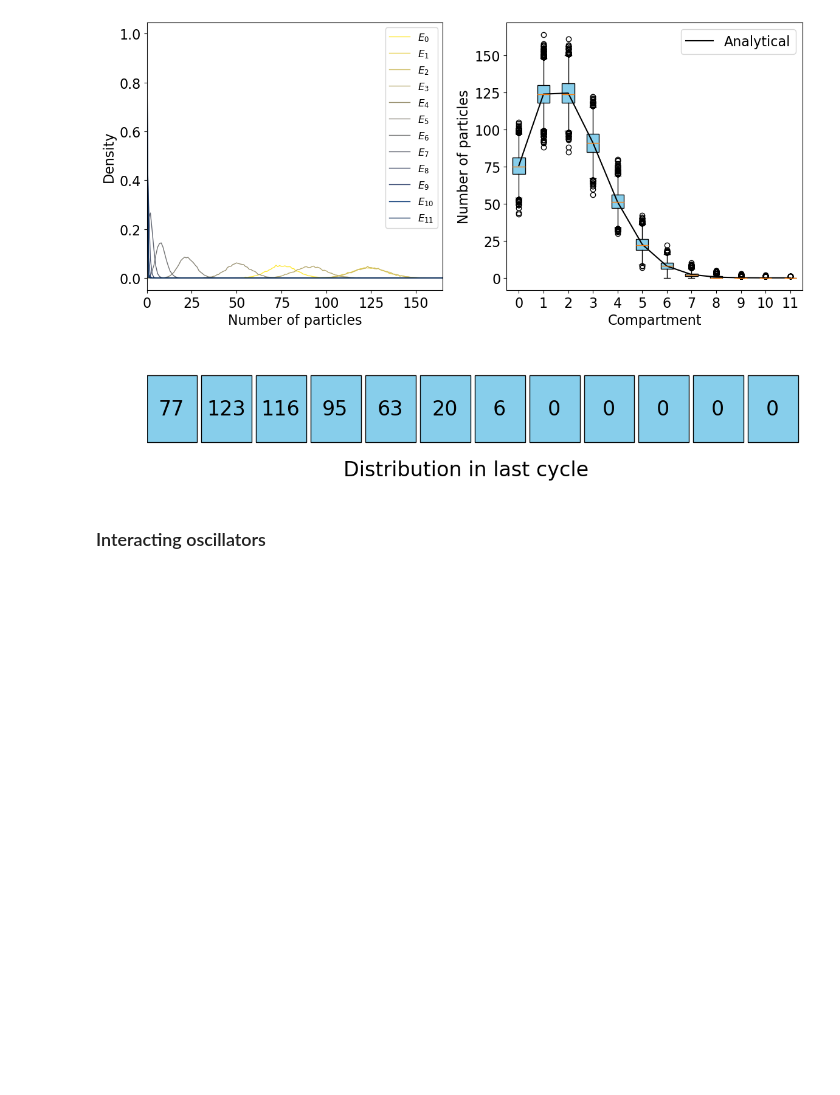
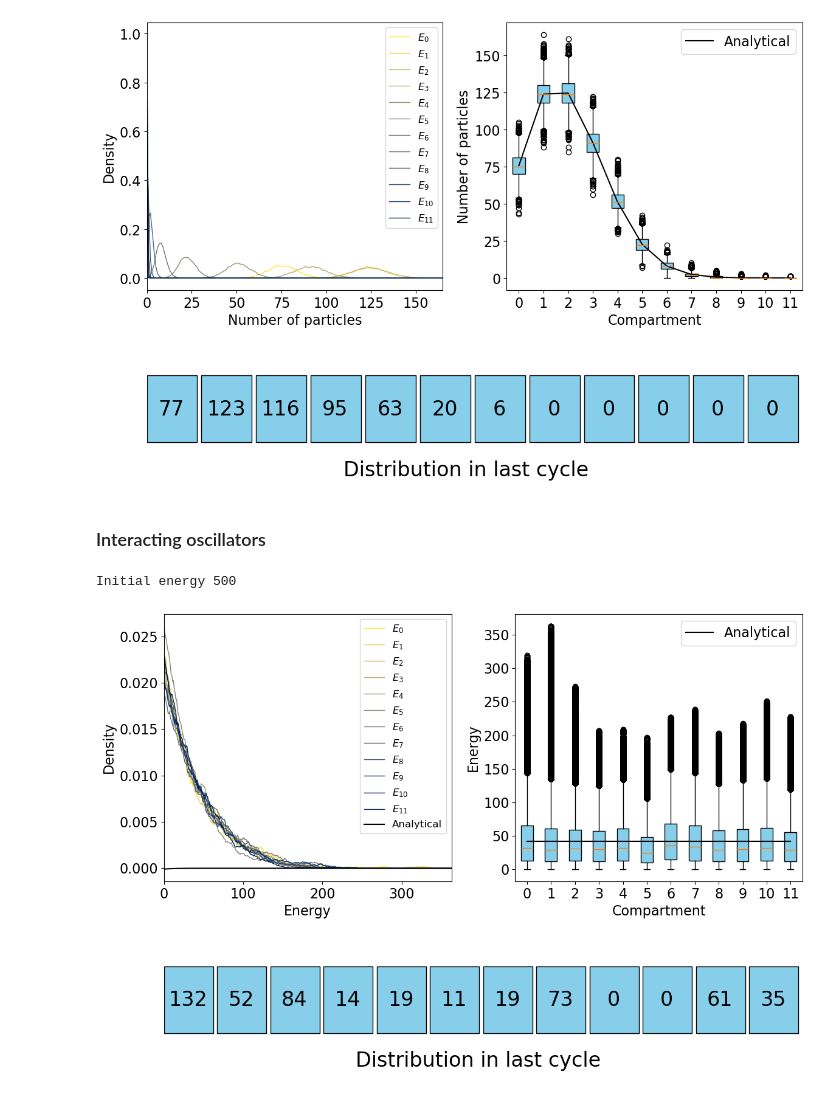
Before and after one commit to computational-chemistry-uva/Molsim-source-solutions, a Jupyter notebook: day1_StatMech/distributions.ipynb, the cells around one changed output. Drawn from its saved outputs; the diff is of its cells as text; code cells hidden in the pictures; blank space fills up the shorter version.

```diff
--- a/day1_StatMech/distributions.ipynb
+++ b/day1_StatMech/distributions.ipynb
@@ -225,0 +269,8 @@ def NVT(numberOfOscillators, numberOfCycles, beta):
+# %%
+oscillator = NVE(12, 500000, 500)
+# %% [output]
+Initial energy 500
+# %%
+plotOscillator(oscillator, 500, np.exp(-np.arange(500) / 12) / np.sum(-np.arange(500) / 12), np.ones(12) * (500 / 12))
+# %% [output]
+[figure, added]
```
Also changed, not shown: parts of 7 cells of this notebook, 9 other files.
